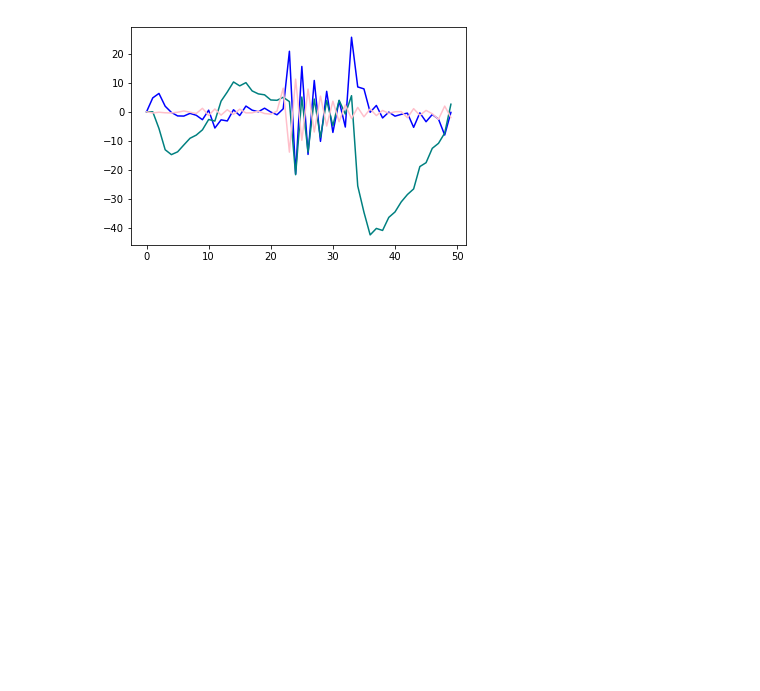
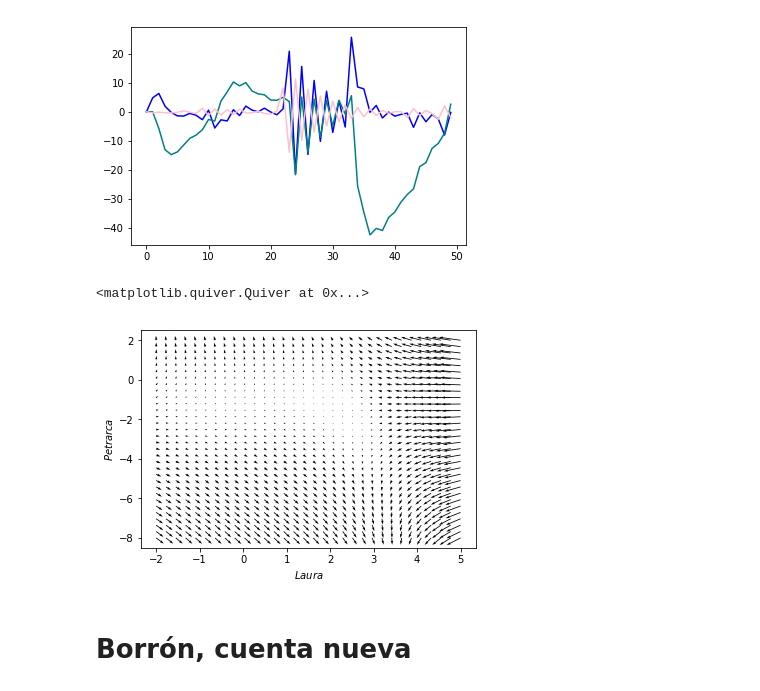
Before and after one commit to rgarcia-herrera/sistemas-dinamicos, a Jupyter notebook: dinamica_amor.ipynb, the cells around one changed output. Cells and saved outputs as stored; diff of their text form; code cells hidden in the pictures; blank space fills up the shorter version.

```diff
--- a/dinamica_amor.ipynb
+++ b/dinamica_amor.ipynb
@@ -112,3 +102,43 @@ plt.plot(range(steps), L, color='pink')
 # %% [output]
 [<matplotlib.lines.Line2D at 0x...>]
 [figure]
+# %%
+def dL(P, L):
+    return -alpha1*L + beta1 * ((P * (1 - (P/gamma)**2)) + AL)
+
+def dP(P, L, Z):
+    return -alpha2*P + beta2 * (L + (AL/(1+sigma * Z)))
+
+def dZ(P, Z):
+    return -alpha3 * Z + beta3 * P
+# %%
+alpha1 = 4.6
+alpha2 = 1.2
+alpha3 = 0.12
+
+beta1 = 1
+beta2 = 6
+beta3 = -3
+
+gamma = 1
+sigma = 1
+
+AP = -1
+AL = 2
+
+# fig = plt.figure(figsize=(10,10))
+x, y = np.meshgrid(np.linspace(-2, 5, 32),
+                   np.linspace(-8, 2, 32))
+
+u = dL(x, y)
+v = dP(x, y, 0)
+
+# campo de vectores
+plt.xlabel("$Laura$")
+plt.ylabel("$Petrarca$")
+plt.quiver(x, y, u, v)
+# %% [output]
+<matplotlib.quiver.Quiver at 0x...>
+[figure, added]
+# %% [markdown]
+# Borrón, cuenta nueva
```
Also changed, not shown: parts of 8 cells of this notebook.
